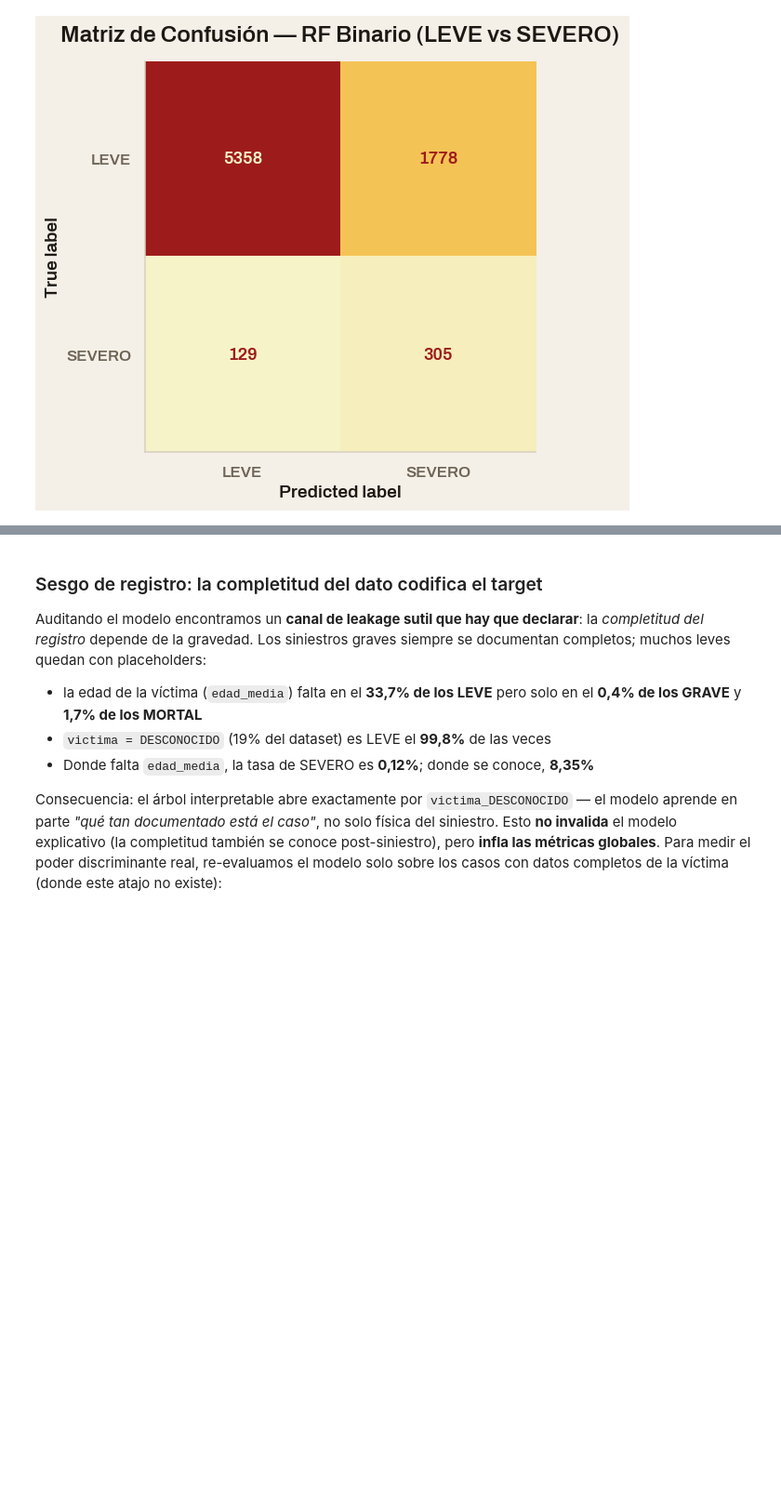
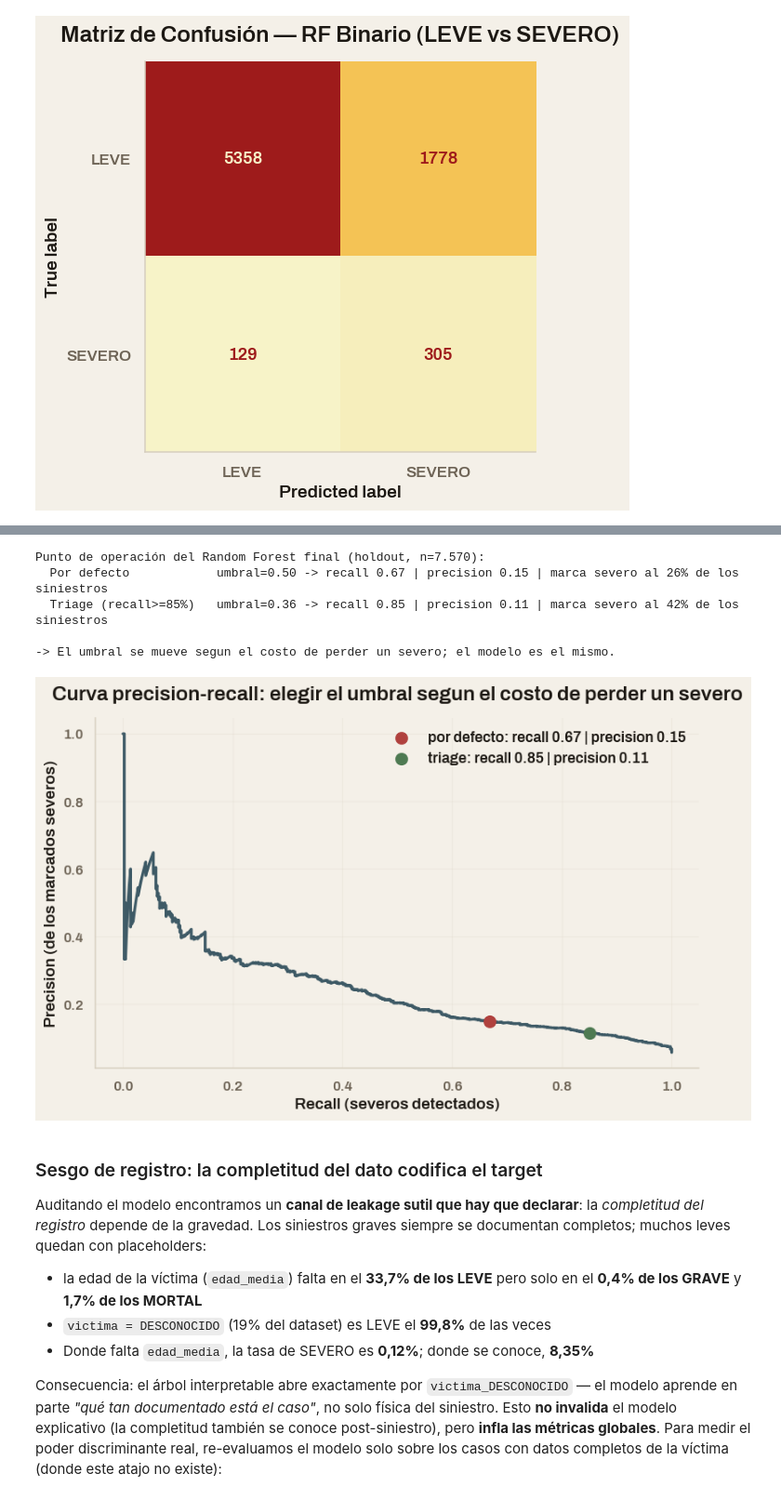
Before and after one commit to valenmendez01/TPO-CienciaDeDatos, a Jupyter notebook: siniestros_viales_pipeline.ipynb, the cells around one changed output, grey strips where cells are left out. Shown at 93% size. Cells and saved outputs as stored; diff of their text form; code cells hidden in the pictures; blank space fills up the shorter version.

```diff
--- a/siniestros_viales_pipeline.ipynb
+++ b/siniestros_viales_pipeline.ipynb
@@ -2407,3 +2433,46 @@ weighted avg       0.93      0.76      0.82      7570
+# %%
+# ── Calibración del umbral: triage de gravedad (priorizar recall sobre precisión) ──
+if 'pipeline_rf_final' in dir():
+    from sklearn.metrics import precision_recall_curve, recall_score, precision_score
+    proba = pipeline_rf_final.predict_proba(Xf_test)[:, 1]   # P(SEVERO)
+    prec, rec, thr = precision_recall_curve(yf_test, proba)
+
+    def punto(u):
+        pred = (proba >= u).astype(int)
+        return (recall_score(yf_test, pred),
+                precision_score(yf_test, pred, zero_division=0),
+                pred.mean())
+
+    TARGET_RECALL = 0.85
+    ok = rec[:-1] >= TARGET_RECALL          # rec[:-1] se alinea con thr
+    umbral_triage = float(thr[ok][-1]) if ok.any() else 0.0   # mayor umbral que aún alcanza el recall
+
+    print("Punto de operación del Random Forest final (holdout, n=7.570):")
+    for nombre, u in [('Por defecto', 0.50), (f'Triage (recall>={TARGET_RECALL:.0%})', umbral_triage)]:
+        r, p, alerta = punto(u)
+        print(f"  {nombre:22s} umbral={u:.2f} -> recall {r:.2f} | precision {p:.2f} | "
+              f"marca severo al {alerta*100:.0f}% de los siniestros")
+    print("\n-> El umbral se mueve segun el costo de perder un severo; el modelo es el mismo.")
+
+    # Curva precision-recall: el menu de puntos de operacion (lo que vimos como curva ROC en clase)
+    plt.figure(figsize=(7.5, 5))
+    plt.plot(rec, prec, color='#3E5A66', lw=2.2)
+    for u, c, lab in [(0.50, '#B0413E', 'por defecto'), (umbral_triage, '#4E7A52', 'triage')]:
+        r, p, _ = punto(u)
+        plt.scatter([r], [p], color=c, zorder=5, s=80,
+                    label=f'{lab}: recall {r:.2f} | precision {p:.2f}')
+    plt.xlabel('Recall (severos detectados)'); plt.ylabel('Precision (de los marcados severos)')
+    plt.title('Curva precision-recall: elegir el umbral segun el costo de perder un severo')
+    plt.legend(loc='upper right'); plt.grid(alpha=.2); plt.tight_layout()
+    plt.savefig('outputs/umbral_triage.png', dpi=150, bbox_inches='tight')
+    plt.show()
+# %% [output]
+Punto de operación del Random Forest final (holdout, n=7.570):
+  Por defecto            umbral=0.50 -> recall 0.67 | precision 0.15 | marca severo al 26% de los siniestros
+  Triage (recall>=85%)   umbral=0.36 -> recall 0.85 | precision 0.11 | marca severo al 42% de los siniestros
+
+-> El umbral se mueve segun el costo de perder un severo; el modelo es el mismo.
+[figure, added]
 # %% [markdown]
 ### Sesgo de registro: la completitud del dato codifica el target
 
```
Also changed, not shown: parts of 11 cells of this notebook, 11 other files.
